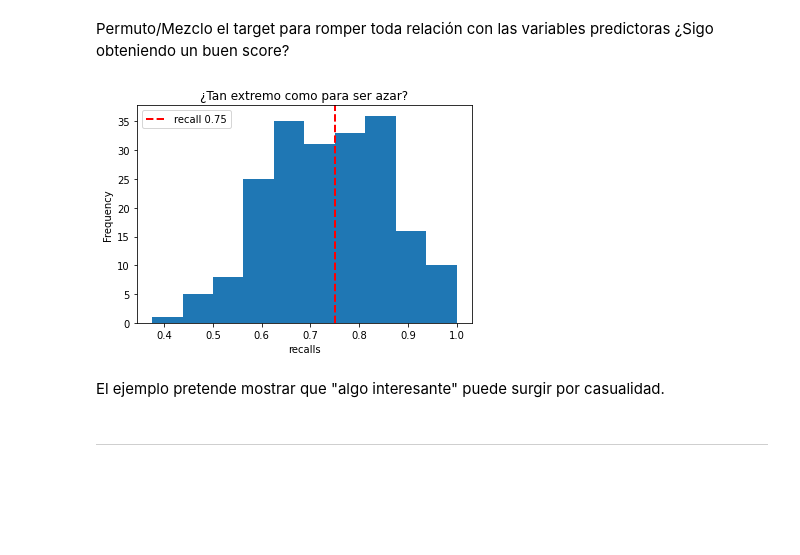
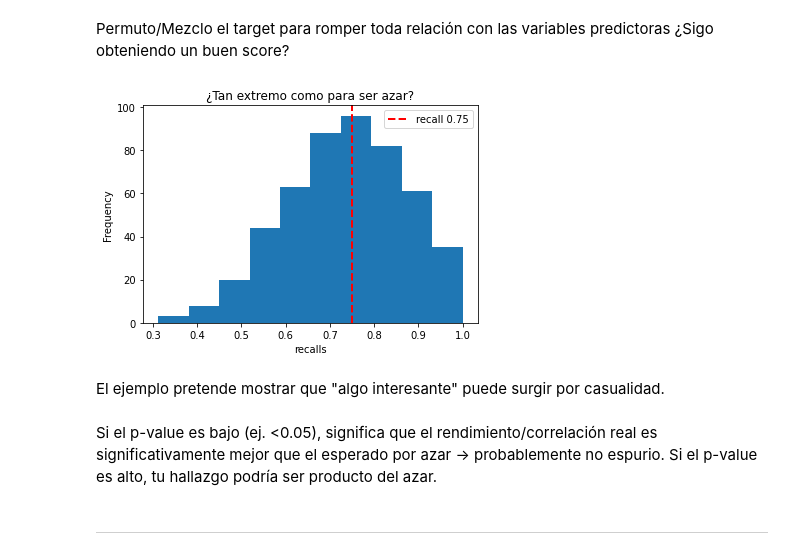
Before and after one commit to PabloSoligo2014/3670-UNLaM-CD, a Jupyter notebook: 06_Others/VastSearchEffect.ipynb, the cells around one changed output. Drawn from its saved outputs; the diff is of its cells as text; code cells hidden in the pictures; blank space fills up the shorter version.

```diff
--- a/06_Others/VastSearchEffect.ipynb
+++ b/06_Others/VastSearchEffect.ipynb
@@ -73,37 +73,39 @@ param_grid={"n_estimators": n_estimators,
             "max_depth": max_depth,
             "max_features": max_features,
             "min_samples_split": min_samples_split,
             "random_state": random_state}
 
 
-permutations = 200
+permutations = 500
 recalls = []
 
 
 for i in  tqdm(range(permutations)):
     y_train = np.random.permutation(y_train)
     gscv = GridSearchCV(clf,
                     param_grid=param_grid,
                     scoring=make_scorer(recall_score),
                     cv=3,
                     n_jobs=-1,
                     verbose=0)
     gscv.fit(X_train, y_train)
     y_pred = gscv.predict(X_test)
     recalls.append(recall_score(y_test, y_pred))
 
 plt.hist(recalls, bins=10)
 plt.xlabel("recalls")
 plt.ylabel("Frequency")
 plt.axvline(x=or_recall, color='red', linestyle='--', linewidth=2, label="recall {:.2f}".format(or_recall))
 # Añadir etiquetas y leyenda
 plt.title('¿Tan extremo como para ser azar?')
 plt.legend()
 plt.show()
 # %% [output]
-[figure, old version]
+[figure, new version]
 # %% [markdown]
 El ejemplo pretende mostrar que "algo interesante" puede surgir por casualidad.
+# %% [markdown]
+Si el p-value es bajo (ej. <0.05), significa que el rendimiento/correlación real es significativamente mejor que el esperado por azar → probablemente no espurio. Si el p-value es alto, tu hallazgo podría ser producto del azar.
 # %% [markdown]
 ----
 # %% [markdown]
```
Also changed, not shown: 2 other files.
